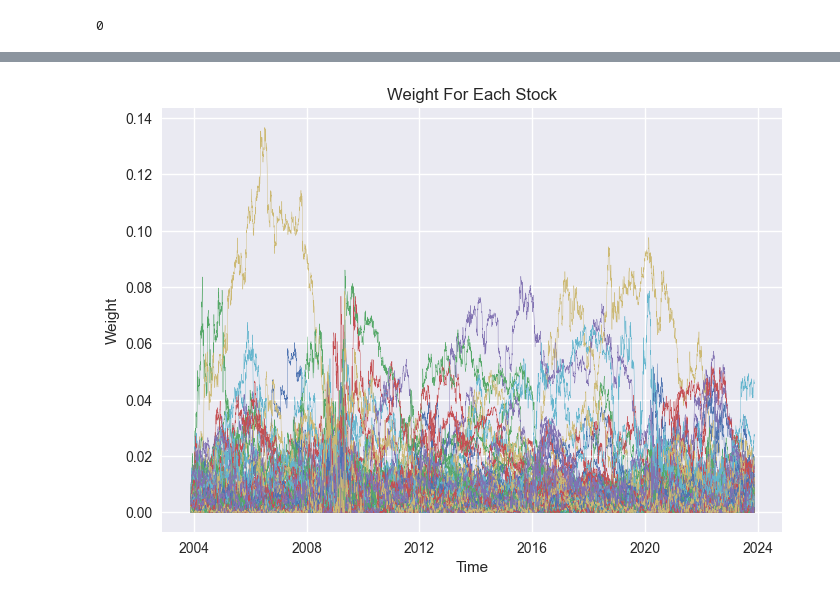
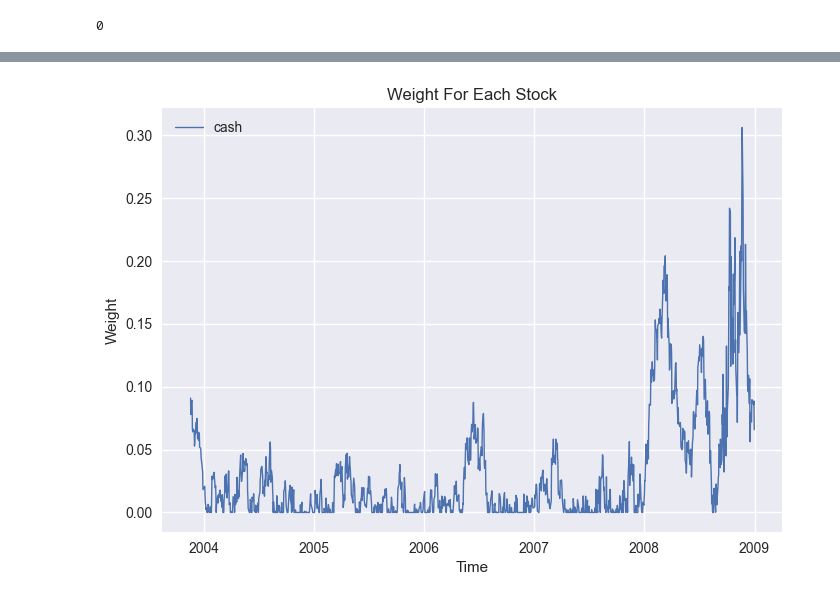
Before and after one commit to Terry-Xu-666/4530_projrct, a Jupyter notebook: OGD.ipynb, the cells around one changed output, grey strips where cells are left out. Cells and saved outputs as stored; diff of their text form; code cells hidden in the pictures.

```diff
--- a/OGD.ipynb
+++ b/OGD.ipynb
@@ -21,4 +21,6 @@ df_ori.head()
 # %%
 df_ori.set_index('Date', inplace=True)
 df_ori.index = pd.DatetimeIndex(df_ori.index)
-# df.head()
+ENDTIME = pd.to_datetime('2008-12-31')
+df_ori = df_ori.loc[df_ori.index <= ENDTIME]
+df_ori.tail()
@@ -84,12 +92,14 @@ plt.show()
 # %%
 # begin OGD process
+# import math
+
 def OGD_update(x_old, ETA, loss, num_of_var):
     x = cp.Variable(num_of_var, nonneg=True)
     # x = cp.Variable(num_of_var, nonneg=False)
     objective = cp.Minimize(ETA * np.array(loss) @ x + 0.5 * cp.sum((x - x_old) ** 2))
     constraints = [cp.sum(x) == 1]
     prob = cp.Problem(objective, constraints)
-    result = prob.solve(solver=cp.ECOS)
+    result = prob.solve()
 
     return x.value
 
@@ -97,21 +107,34 @@ def OGD_algo(df, ETA):
     arr_pfl = [1]
     cur_pfl = 1
     cur_stg = np.array([1/len(df.columns)] * len(df.columns))
+    last_stg = np.array([1/len(df.columns)] * len(df.columns))
+    # cur_stg = np.array([0] * len(df.columns))
+    # last_stg = np.array([0] * len(df.columns))
     arr_stg = [cur_stg]
+    COMMISSION = 1e-3
+    # RSKFREE = 1.02 ** (1/365)
+    ret=[1]
+    weight=[sum(cur_stg)]
 
-    for i in tqdm(range(len(df))):
+    for i in tqdm(range(len(df) - 1)):
         # return of today
-        cur_pfl = cur_pfl * np.dot(cur_stg, 1 + df.iloc[i,:].values)
+        commision_rate = sum(abs(cur_stg - last_stg)) * COMMISSION
+        cur_pfl = cur_pfl * (np.dot(cur_stg, 1 + df.iloc[i,:].values) - commision_rate)
+        ret.append(np.dot(cur_stg, 1 + df.iloc[i,:].values) - commision_rate)
+        weight.append(np.sum(cur_stg))
+
         arr_pfl.append(cur_pfl)
-        # define the loss
-        loss = -1 * df.iloc[i,:].values
+        # define the loss: linear -retn * x
+        # direction = -1 * df.iloc[i,:].values
+        direction = -1 * np.log(np.array(df.iloc[i,:].values)+1)
         # OGD to find strategy in the next round
-        cur_stg = OGD_update(cur_stg, ETA, loss, len(df.columns))
+        last_stg = cur_stg.copy()
+        cur_stg = OGD_update(cur_stg, ETA, direction, len(df.columns))
         arr_stg.append(cur_stg)
 
-    return arr_pfl , arr_stg
+    return arr_pfl , arr_stg, ret, weight
 
-ETA = 0.05
-arr_pfl , arr_stg = OGD_algo(df, ETA)
+ETA = 1
+arr_pfl , arr_stg , ret, weight= OGD_algo(df, ETA)
 # %%
 plt.figure()
@@ -124,13 +153,16 @@ plt.show()
 # %%
 arr_stg = pd.DataFrame(arr_stg, columns=df.columns)
 
 plt.figure()
-for stk in arr_stg.columns:
-    plt.plot(df.index, arr_stg.loc[:,stk][:-1], linewidth=0.3)
+# for stk in arr_stg.columns:
+#     plt.plot(df.index, arr_stg.loc[:,stk], linewidth=1, label=stk)
+#     plt.legend(loc='best')
 
+plt.plot(df.index, arr_stg.loc[:,'cash'], linewidth=1, label=stk)
+plt.legend(loc='best')
 plt.xlabel('Time')
 plt.ylabel('Weight')
 plt.title('Weight For Each Stock')
 plt.show()
 # %% [output]
-[figure, old version]
+[figure, new version]
```
Also changed, not shown: parts of 8 cells of this notebook, 1 other file.
